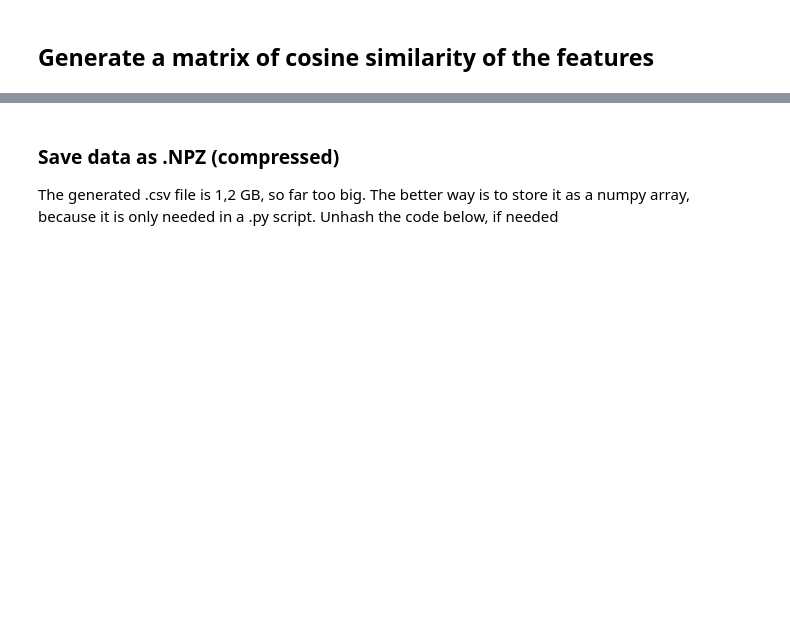
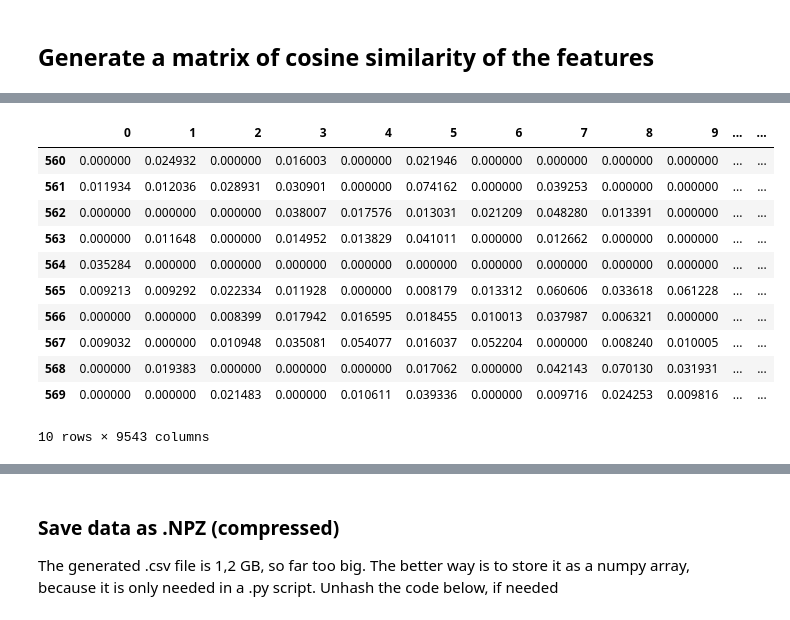
Before and after one commit to flux511/recommender-system-capstone, a Jupyter notebook: notebooks/movie_features.ipynb, the cells around one changed output, grey strips where cells are left out. Drawn from its saved outputs; the diff is of its cells as text; code cells hidden in the pictures; blank space fills up the shorter version.

```diff
--- a/notebooks/movie_features.ipynb
+++ b/notebooks/movie_features.ipynb
@@ -540,2 +660,17 @@ df_features.head()
+# %%
+df_cosine_sim[560:570]
+# %% [output]
+|  | 0 | 1 | 2 | 3 | 4 | 5 | 6 | 7 | 8 | 9 | ... | ... |
+| 560 | 0.000000 | 0.024932 | 0.000000 | 0.016003 | 0.000000 | 0.021946 | 0.000000 | 0.000000 | 0.000000 | 0.000000 | ... | ... |
+| 561 | 0.011934 | 0.012036 | 0.028931 | 0.030901 | 0.000000 | 0.074162 | 0.000000 | 0.039253 | 0.000000 | 0.000000 | ... | ... |
+| 562 | 0.000000 | 0.000000 | 0.000000 | 0.038007 | 0.017576 | 0.013031 | 0.021209 | 0.048280 | 0.013391 | 0.000000 | ... | ... |
+| 563 | 0.000000 | 0.011648 | 0.000000 | 0.014952 | 0.013829 | 0.041011 | 0.000000 | 0.012662 | 0.000000 | 0.000000 | ... | ... |
+| 564 | 0.035284 | 0.000000 | 0.000000 | 0.000000 | 0.000000 | 0.000000 | 0.000000 | 0.000000 | 0.000000 | 0.000000 | ... | ... |
+| 565 | 0.009213 | 0.009292 | 0.022334 | 0.011928 | 0.000000 | 0.008179 | 0.013312 | 0.060606 | 0.033618 | 0.061228 | ... | ... |
+| 566 | 0.000000 | 0.000000 | 0.008399 | 0.017942 | 0.016595 | 0.018455 | 0.010013 | 0.037987 | 0.006321 | 0.000000 | ... | ... |
+| 567 | 0.009032 | 0.000000 | 0.010948 | 0.035081 | 0.054077 | 0.016037 | 0.052204 | 0.000000 | 0.008240 | 0.010005 | ... | ... |
+| 568 | 0.000000 | 0.019383 | 0.000000 | 0.000000 | 0.000000 | 0.017062 | 0.000000 | 0.042143 | 0.070130 | 0.031931 | ... | ... |
+| 569 | 0.000000 | 0.000000 | 0.021483 | 0.000000 | 0.010611 | 0.039336 | 0.000000 | 0.009716 | 0.024253 | 0.009816 | ... | ... |
+10 rows × 9543 columns
 # %%
 # replace the index and column names, which were serielly numbered, with the movie Ids of movielens
```
Also changed, not shown: parts of 48 cells of this notebook.
